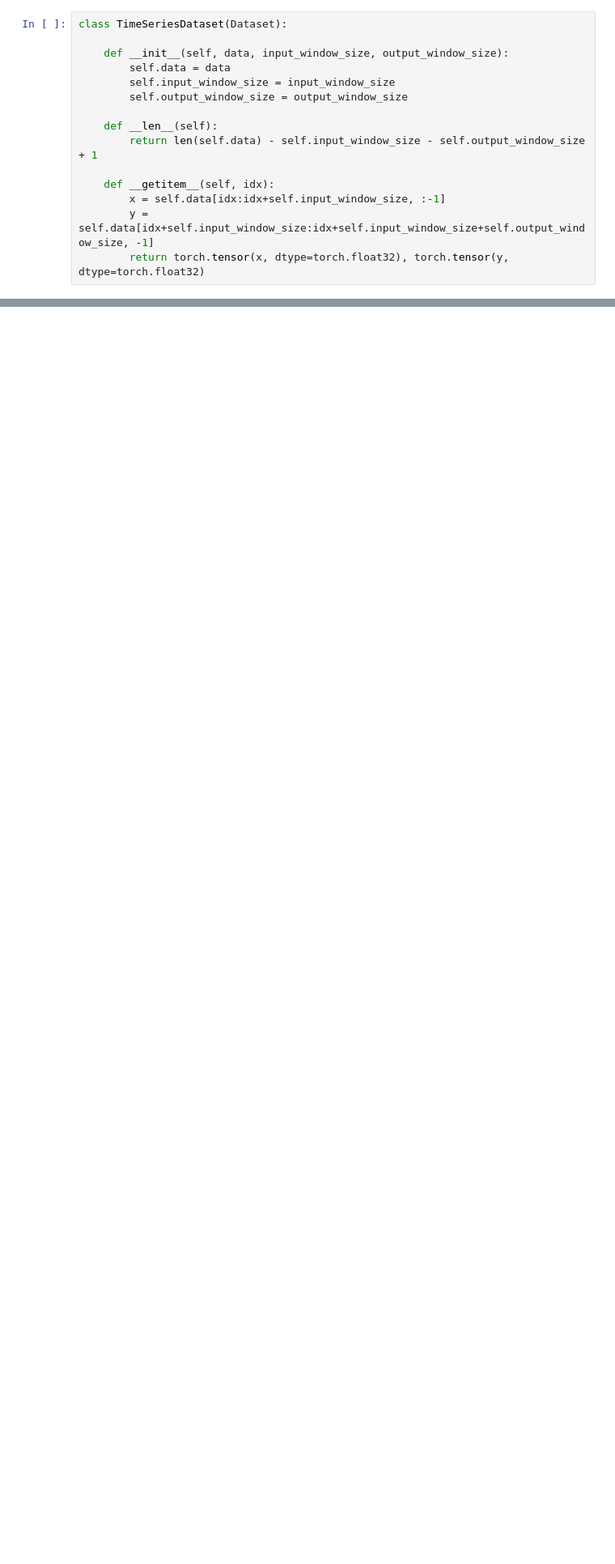
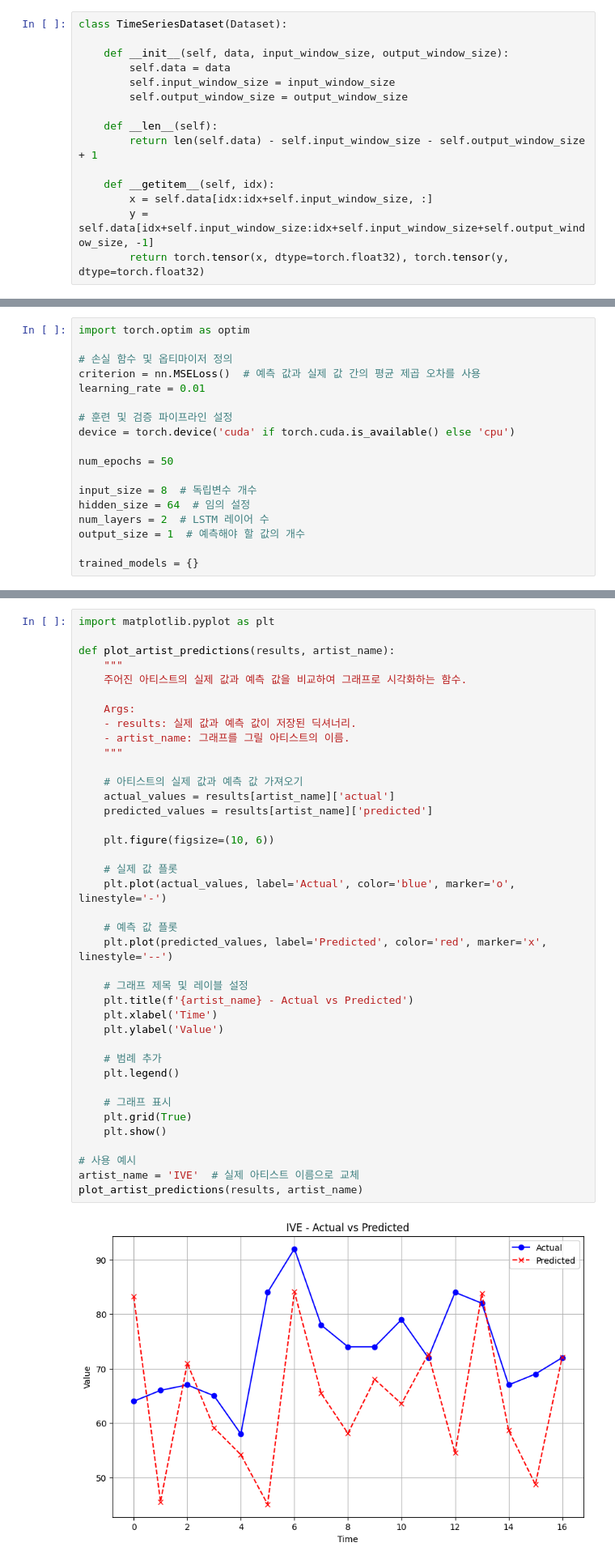
Before and after one commit to lucio-karin0506/Artist_Trend_Analysis, a Jupyter notebook: modeling/trend_prediction_DL.ipynb, the cells around one changed output, grey strips where cells are left out. Shown: that part at 81% size. Saved outputs shown, nothing was run; the diff lists cells and outputs as text; blank space fills up the shorter version.

Commit message:
UPDATE: lstm Model code

```diff
--- a/modeling/trend_prediction_DL.ipynb
+++ b/modeling/trend_prediction_DL.ipynb
@@ -391,7 +393,7 @@ class TimeSeriesDataset(Dataset):
         return len(self.data) - self.input_window_size - self.output_window_size + 1
 
     def __getitem__(self, idx):
-        x = self.data[idx:idx+self.input_window_size, :-1]
+        x = self.data[idx:idx+self.input_window_size, :]
         y = self.data[idx+self.input_window_size:idx+self.input_window_size+self.output_window_size, -1]
         return torch.tensor(x, dtype=torch.float32), torch.tensor(y, dtype=torch.float32)
 # %%
@@ -476,0 +623,18 @@ NameError: name 'LSTMModel' is not defined
+# %%
+import torch.optim as optim
+
+# 손실 함수 및 옵티마이저 정의
+criterion = nn.MSELoss()  # 예측 값과 실제 값 간의 평균 제곱 오차를 사용
+learning_rate = 0.01
+
+# 훈련 및 검증 파이프라인 설정
+device = torch.device('cuda' if torch.cuda.is_available() else 'cpu')
+
+num_epochs = 50
+
+input_size = 8  # 독립변수 개수
+hidden_size = 64  # 임의 설정
+num_layers = 2  # LSTM 레이어 수
+output_size = 1  # 예측해야 할 값의 개수
+
+trained_models = {}
@@ -476,0 +749,41 @@ NameError: name 'LSTMModel' is not defined
+# %%
+import matplotlib.pyplot as plt
+
+def plot_artist_predictions(results, artist_name):
+    """
+    주어진 아티스트의 실제 값과 예측 값을 비교하여 그래프로 시각화하는 함수.
+
+    Args:
+    - results: 실제 값과 예측 값이 저장된 딕셔너리.
+    - artist_name: 그래프를 그릴 아티스트의 이름.
+    """
+
+    # 아티스트의 실제 값과 예측 값 가져오기
+    actual_values = results[artist_name]['actual']
+    predicted_values = results[artist_name]['predicted']
+
+    plt.figure(figsize=(10, 6))
+
+    # 실제 값 플롯
+    plt.plot(actual_values, label='Actual', color='blue', marker='o', linestyle='-')
+
+    # 예측 값 플롯
+    plt.plot(predicted_values, label='Predicted', color='red', marker='x', linestyle='--')
+
+    # 그래프 제목 및 레이블 설정
+    plt.title(f'{artist_name} - Actual vs Predicted')
+    plt.xlabel('Time')
+    plt.ylabel('Value')
+
+    # 범례 추가
+    plt.legend()
+
+    # 그래프 표시
+    plt.grid(True)
+    plt.show()
+
+# 사용 예시
+artist_name = 'IVE'  # 실제 아티스트 이름으로 교체
+plot_artist_predictions(results, artist_name)
+# %% [output]
+[figure, added]
```
Also changed, not shown: parts of 14 cells of this notebook.
